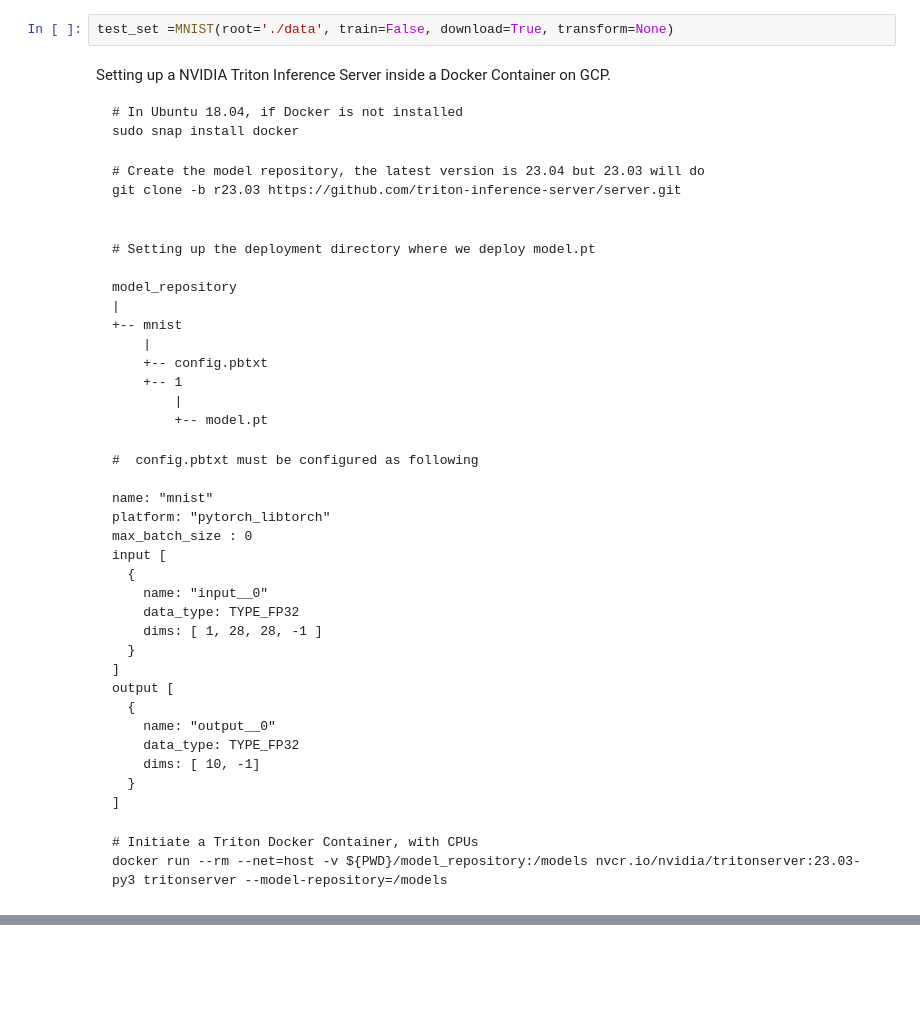
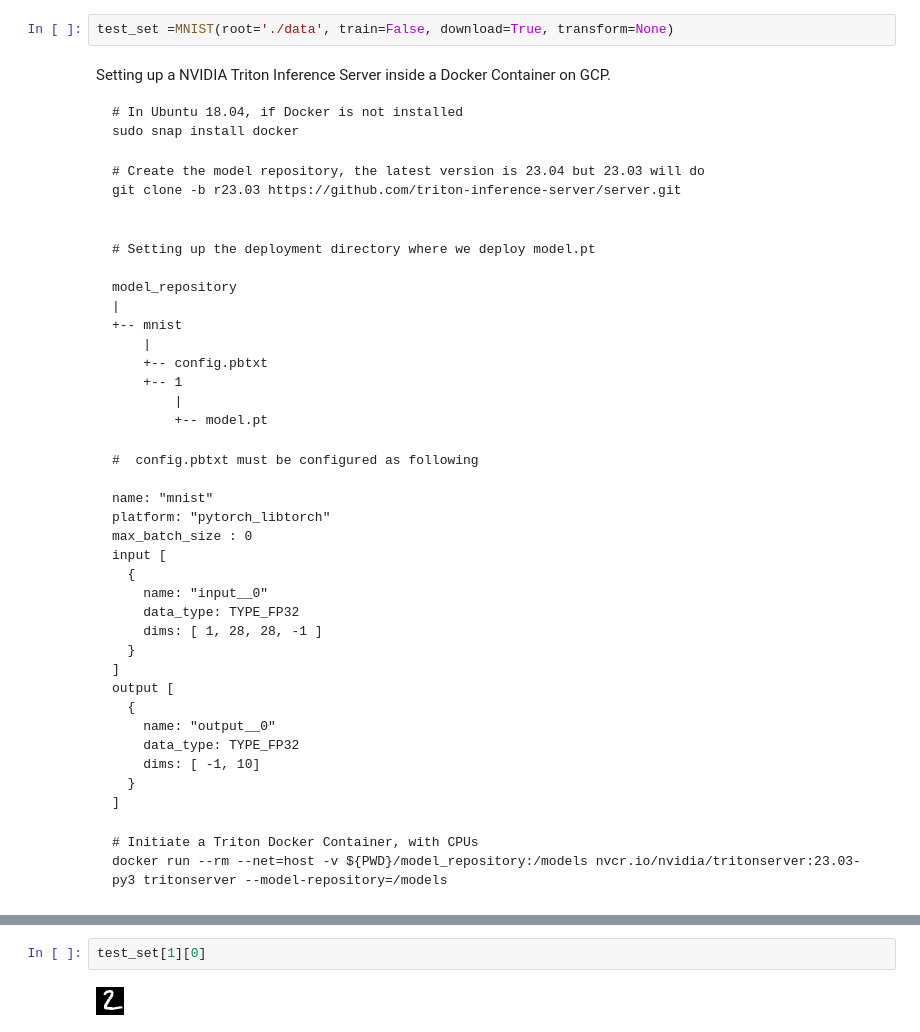
Before and after one commit to nathantthai/SFL-SDE, a Jupyter notebook: main.ipynb, the cells around one changed output, grey strips where cells are left out. Drawn from its saved outputs; the diff is of its cells as text; blank space fills up the shorter version.

````diff
--- a/main.ipynb
+++ b/main.ipynb
@@ -301,7 +302,7 @@ output [
   {
     name: "output__0"
     data_type: TYPE_FP32
-    dims: [ 10, -1]
+    dims: [ -1, 10]
   }
 ]
 ```
@@ -312,3 +313,7 @@ docker run --rm --net=host -v ${PWD}/model_repository:/models nvcr.io/nvidia/tri
 ```
 # %% [markdown]
 ![Screen Shot 2023-04-26 at 8.14.40 PM.png](embedded-picture-1)
+# %%
+test_set[1][0]
+# %% [output]
+[figure, added]
````
Also changed, not shown: parts of 3 cells of this notebook.
